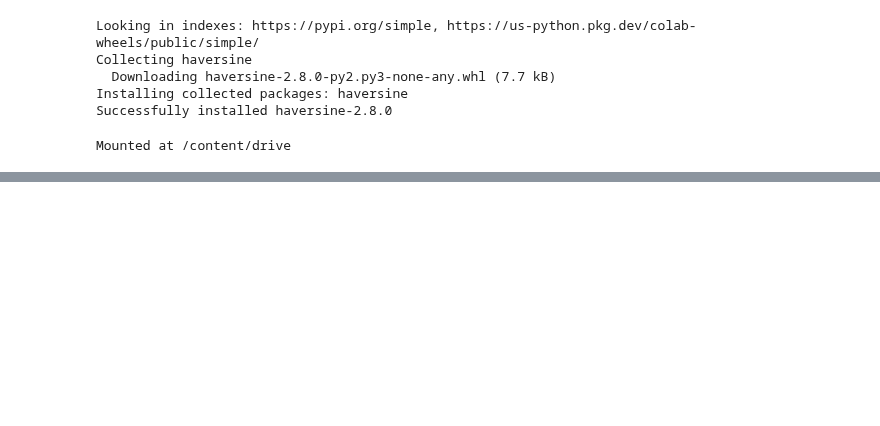
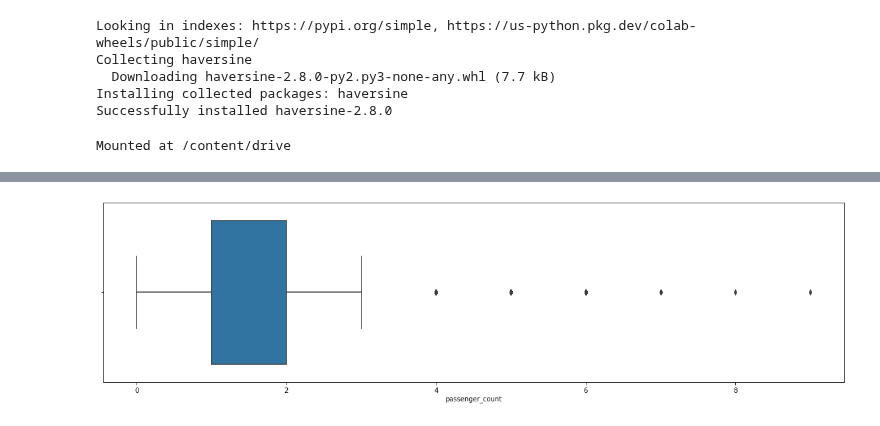
Before and after one commit to harshithgowdakc/NYC-Taxi-Data, a Jupyter notebook: NYC_Taxi_Data.ipynb, the cells around one changed output, grey strips where cells are left out. Saved outputs shown, nothing was run; the diff lists cells and outputs as text; code cells hidden in the pictures; blank space fills up the shorter version.

Commit message:
data_cleaning_5

```diff
--- a/NYC_Taxi_Data.ipynb
+++ b/NYC_Taxi_Data.ipynb
@@ -876,0 +79,11 @@ Observations:
+# %%
+def calc_distance(df):
+    pickup = (df['pickup_latitude'], df['pickup_longitude'])
+    drop = (df['dropoff_latitude'], df['dropoff_longitude'])
+    return haversine(pickup, drop)
+# %%
+#Calculate distance and assign new column to the dataframe.
+data['distance'] = data.apply(lambda x: calc_distance(x), axis = 1)
+# %%
+#Calculate Speed in km/h for further insights
+data['speed'] = (data.distance/(data.trip_duration/3600))
@@ -876,0 +112,26 @@ Observations:
+# %%
+#Dummify all the categorical features like "store_and_fwd_flag, vendor_id, month, weekday_num, pickup_hour, passenger_count" except the label i.e. "trip_duration"
+
+dummy = pd.get_dummies(data.store_and_fwd_flag, prefix='flag')
+dummy.drop(dummy.columns[0], axis=1, inplace=True) #avoid dummy trap
+data = pd.concat([data,dummy], axis = 1)
+
+dummy = pd.get_dummies(data.vendor_id, prefix='vendor_id')
+dummy.drop(dummy.columns[0], axis=1, inplace=True) #avoid dummy trap
+data = pd.concat([data,dummy], axis = 1)
+
+dummy = pd.get_dummies(data.month, prefix='month')
+dummy.drop(dummy.columns[0], axis=1, inplace=True) #avoid dummy trap
+data = pd.concat([data,dummy], axis = 1)
+
+dummy = pd.get_dummies(data.weekday_num, prefix='weekday_num')
+dummy.drop(dummy.columns[0], axis=1, inplace=True) #avoid dummy trap
+data = pd.concat([data,dummy], axis = 1)
+
+dummy = pd.get_dummies(data.pickup_hour, prefix='pickup_hour')
+dummy.drop(dummy.columns[0], axis=1, inplace=True) #avoid dummy trap
+data = pd.concat([data,dummy], axis = 1)
+
+dummy = pd.get_dummies(data.passenger_count, prefix='passenger_count')
+dummy.drop(dummy.columns[0], axis=1, inplace=True) #avoid dummy trap
+data = pd.concat([data,dummy], axis = 1)
@@ -876,0 +163,6 @@ Observations:
+# %%
+plt.figure(figsize = (20,5))
+sns.boxplot(data.passenger_count)
+plt.show()
+# %% [output]
+[figure, added]
```
Also changed, not shown: parts of 150 cells of this notebook.
